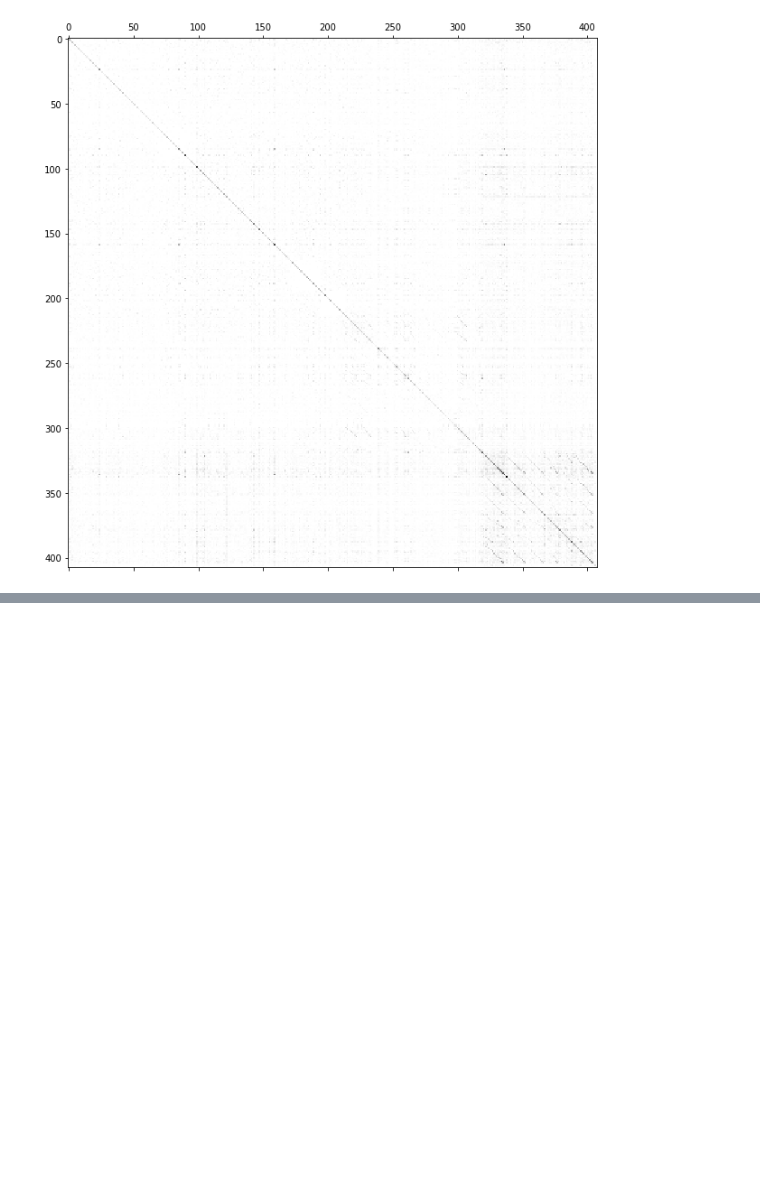
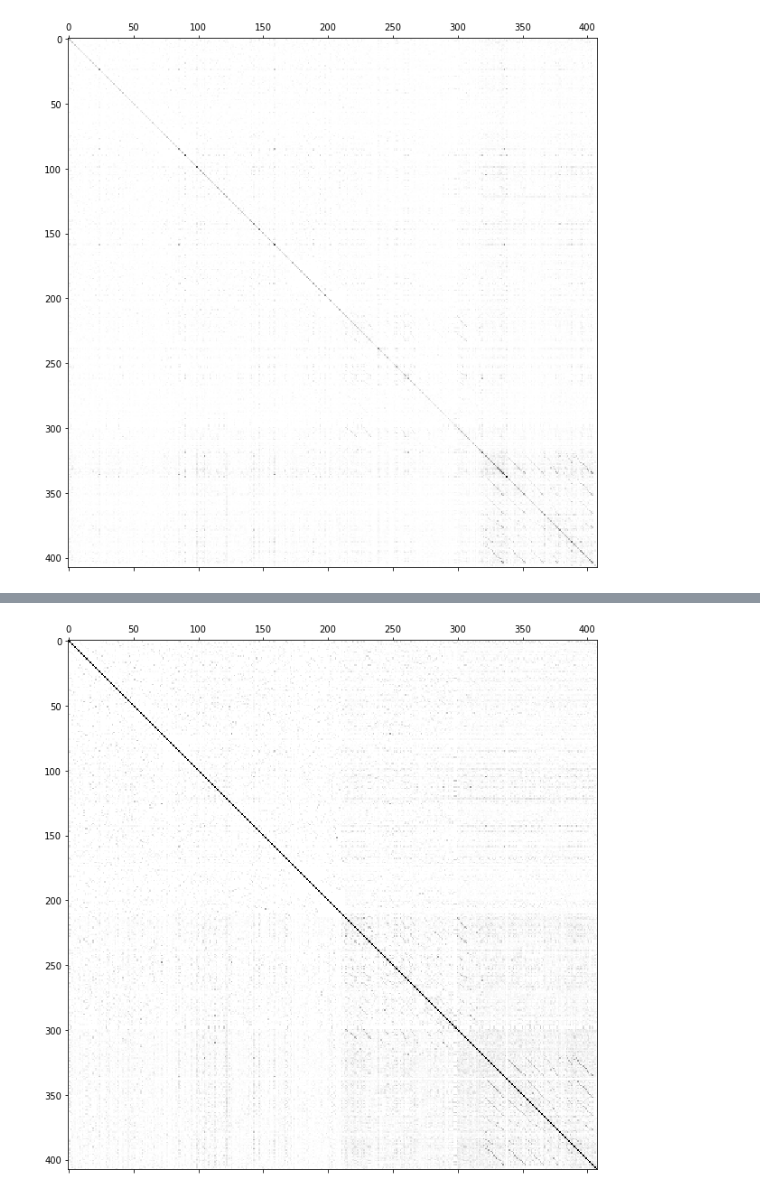
Before and after one commit to matiasch11/menu_semanal, a Jupyter notebook: Recomendador.ipynb, the cells around one changed output, grey strips where cells are left out. Saved outputs shown, nothing was run; the diff lists cells and outputs as text; code cells hidden in the pictures; blank space fills up the shorter version.

```diff
--- a/Recomendador.ipynb
+++ b/Recomendador.ipynb
@@ -128,0 +133,13 @@ plt.show()
+# %%
+train_top=(train[train.rating>2])
+# %%
+foodPerUser = (train_top.groupby('user_id')['items_id']
+                 .apply(np.array)
+                 .to_dict()
+                )
+# %%
+# build the co-occurrance matrix of top of like in test envoirement
+coMatrix_top_train = np.zeros((n_items, n_items))
+for food in foodPerUser.values():
+    for x in food:
+        coMatrix_top_train[x, food] += 1
@@ -128,0 +371,17 @@ plt.show()
+# %%
+jaccard = np.zeros((n_items, n_items)) # Jaccard similarity matrix
+for i, row in enumerate(coMatrix_top_train):
+    if row[i]!=0: # Case where the diagonal is not empty, i.e. coM(i,i)!=0
+        jaccard[i,:] = row/(row[i]+np.diag(coMatrix_top_train)-row)
+    else: # case where the diagonal is empty. We have to aasign a similarity of 1 to item pairs without ratings
+        for j in np.arange(movielens.n_items):
+            if coMatrix_top_train[j,j]==0:
+                jaccard[i,j] = 1.0
+            else:
+                jaccard[i,j] = 0.0
+# %%
+plt.matshow(jaccard, fignum=1000, cmap=plt.cm.binary)
+plt.gcf().set_size_inches(18.5, 10.5)
+plt.show()
+# %% [output]
+[figure, added]
```
Also changed, not shown: parts of 53 cells of this notebook, 2 other files.
